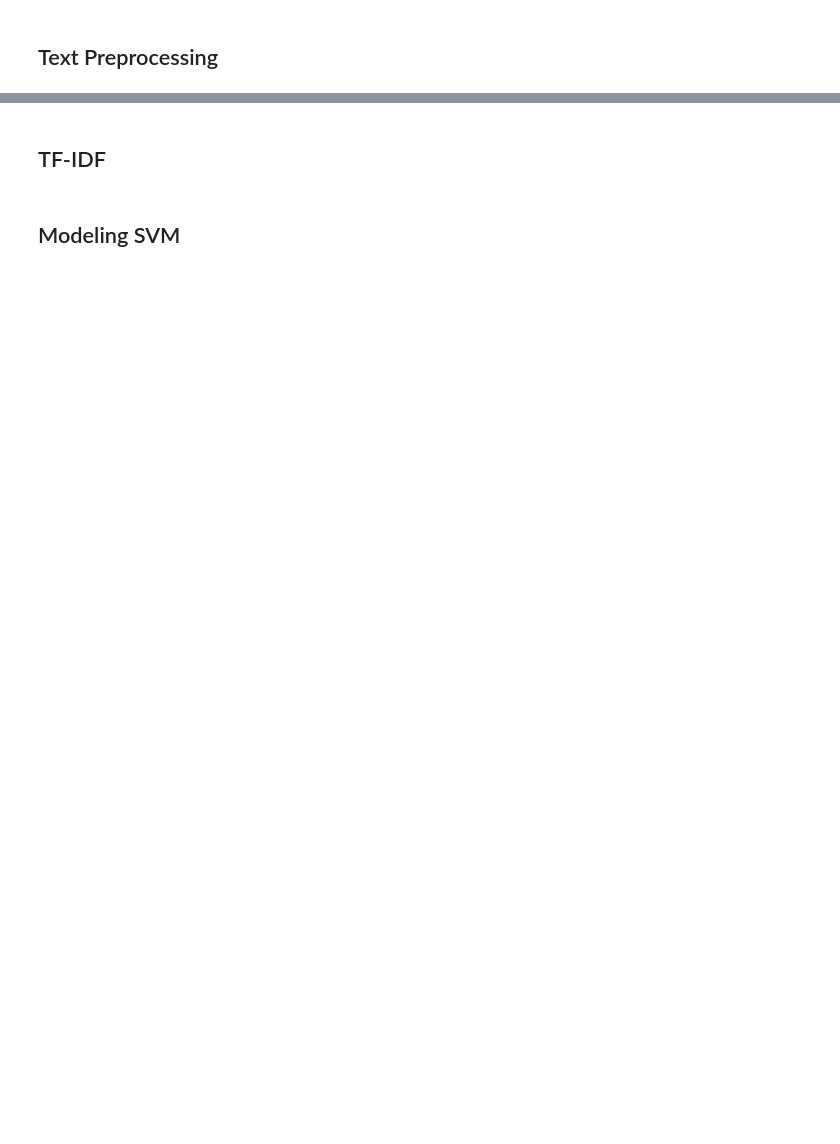
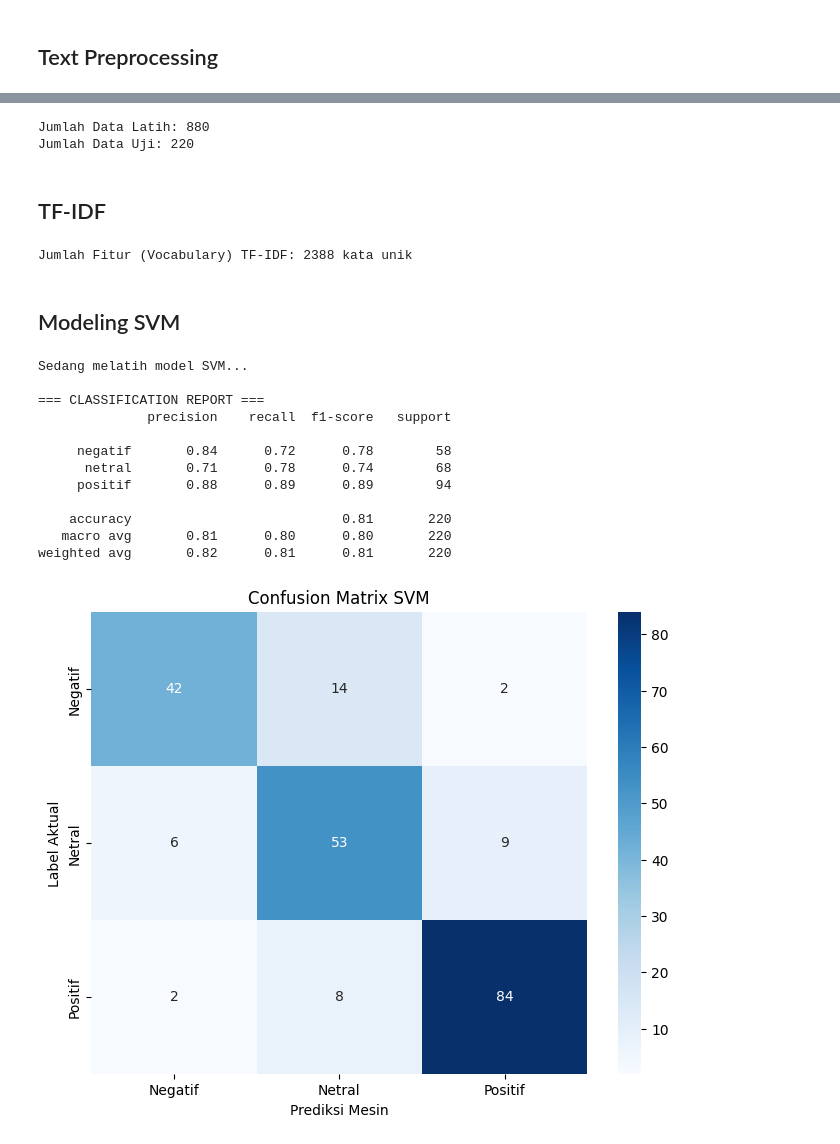
Before and after one commit to mfaruqi35/mbg-sentiment-analysis, a Jupyter notebook: mbg-sentiment-analysis.ipynb, the cells around one changed output, grey strips where cells are left out. Cells and saved outputs as stored; diff of their text form; code cells hidden in the pictures; blank space fills up the shorter version.

Commit message:
svm modeling

```diff
--- a/mbg-sentiment-analysis.ipynb
+++ b/mbg-sentiment-analysis.ipynb
@@ -390,4 +462,70 @@ df_preprocessed.head(15).style.set_properties(**{'text-align': 'left'})
+# %%
+
+df_final = df_final.dropna(subset=['cleaned_text', 'label'])
+
+
+X = df_final['cleaned_text']
+y = df_final['label']
+
+X_train, X_test, y_train, y_test = train_test_split(
+    X, y,
+    test_size=0.2,
+    random_state=42,
+    stratify=y
+)
+
+print(f"Jumlah Data Latih: {X_train.shape[0]}")
+print(f"Jumlah Data Uji: {X_test.shape[0]}")
+# %% [output]
+Jumlah Data Latih: 880
+Jumlah Data Uji: 220
 # %% [markdown]
 ## TF-IDF
+# %%
+vectorizer = TfidfVectorizer()
+
+X_train_tfidf = vectorizer.fit_transform(X_train)
+X_test_tfidf = vectorizer.transform(X_test)
+
+print(f"Jumlah Fitur (Vocabulary) TF-IDF: {X_train_tfidf.shape[1]} kata unik")
+# %% [output]
+Jumlah Fitur (Vocabulary) TF-IDF: 2388 kata unik
 # %% [markdown]
 ## Modeling SVM
+# %%
+print("\nSedang melatih model SVM...")
+
+
+svm_model = SVC(kernel='linear', class_weight='balanced', random_state=42)
+svm_model.fit(X_train_tfidf, y_train)
+
+y_pred = svm_model.predict(X_test_tfidf)
+
+# --- EVALUASI HASIL ---
+print("\n=== CLASSIFICATION REPORT ===")
+print(classification_report(y_test, y_pred))
+
+cm = confusion_matrix(y_test, y_pred, labels=['negatif', 'netral', 'positif'])
+
+plt.figure(figsize=(8, 6))
+sns.heatmap(cm, annot=True, fmt='d', cmap='Blues',
+            xticklabels=['Negatif', 'Netral', 'Positif'],
+            yticklabels=['Negatif', 'Netral', 'Positif'])
+plt.title('Confusion Matrix SVM')
+plt.xlabel('Prediksi Mesin')
+plt.ylabel('Label Aktual')
+plt.show()
+# %% [output]
+Sedang melatih model SVM...
+
+=== CLASSIFICATION REPORT ===
+              precision    recall  f1-score   support
+
+     negatif       0.84      0.72      0.78        58
+      netral       0.71      0.78      0.74        68
+     positif       0.88      0.89      0.89        94
+
+    accuracy                           0.81       220
+   macro avg       0.81      0.80      0.80       220
+weighted avg       0.82      0.81      0.81       220
+[figure, added]
```
Also changed, not shown: parts of 13 cells of this notebook.
